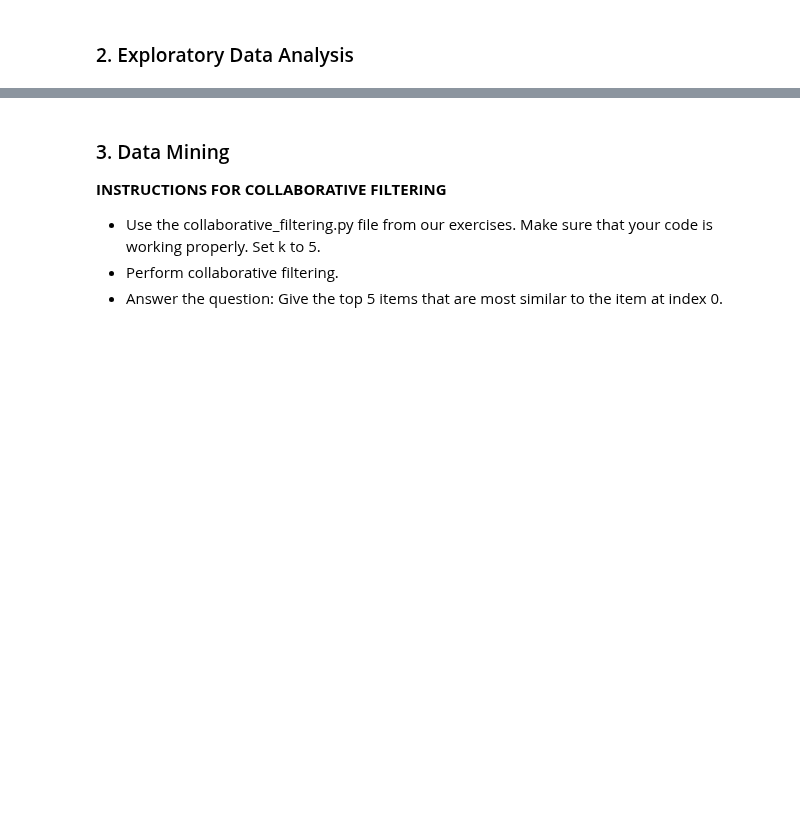
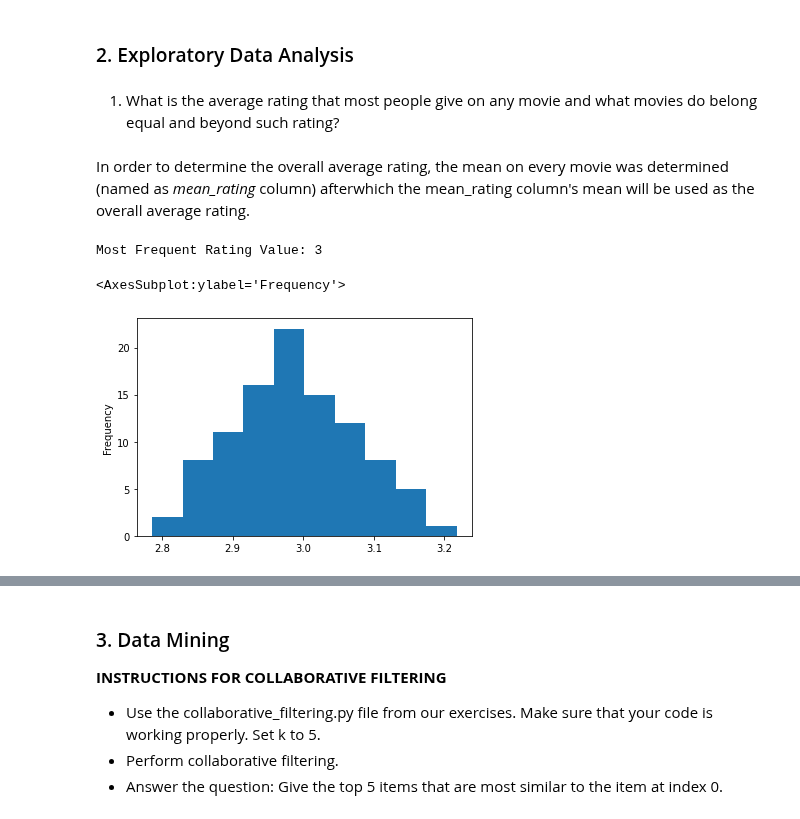
Before and after one commit to jm55/CSMODEL, a Jupyter notebook: Project 2/CSMODEL - Movies_Collab Project.ipynb, the cells around one changed output, grey strips where cells are left out. Saved outputs shown, nothing was run; the diff lists cells and outputs as text; code cells hidden in the pictures; blank space fills up the shorter version.

```diff
--- a/Project 2/CSMODEL - Movies_Collab Project.ipynb
+++ b/Project 2/CSMODEL - Movies_Collab Project.ipynb
@@ -94,3 +104,18 @@ main_df
 100 rows × 300 columns
 # %% [markdown]
 ### 2. Exploratory Data Analysis
+# %% [markdown]
+1. What is the average rating that most people give on any movie and what movies do belong equal and beyond such rating?
+# %% [markdown]
+In order to determine the overall average rating, the mean on every movie was determined (named as *mean_rating* column) afterwhich the mean_rating column's mean will be used as the overall average rating.
+# %%
+vis_df = pd.DataFrame()
+vis_df.set_index = main_df.index
+vis_df['mean_rating'] = main_df.mean(axis=1) #Average rating on every movie
+overall_mean = vis_df['mean_rating'].mean()
+print('Most Frequent Rating Value: {:.0f}'.format(overall_mean)) #Average of mean_rating column in main_df
+vis_df['mean_rating'].plot.hist(bins=10)
+# %% [output]
+Most Frequent Rating Value: 3
+<AxesSubplot:ylabel='Frequency'>
+[figure, added]
```
Also changed, not shown: parts of 13 cells of this notebook.
